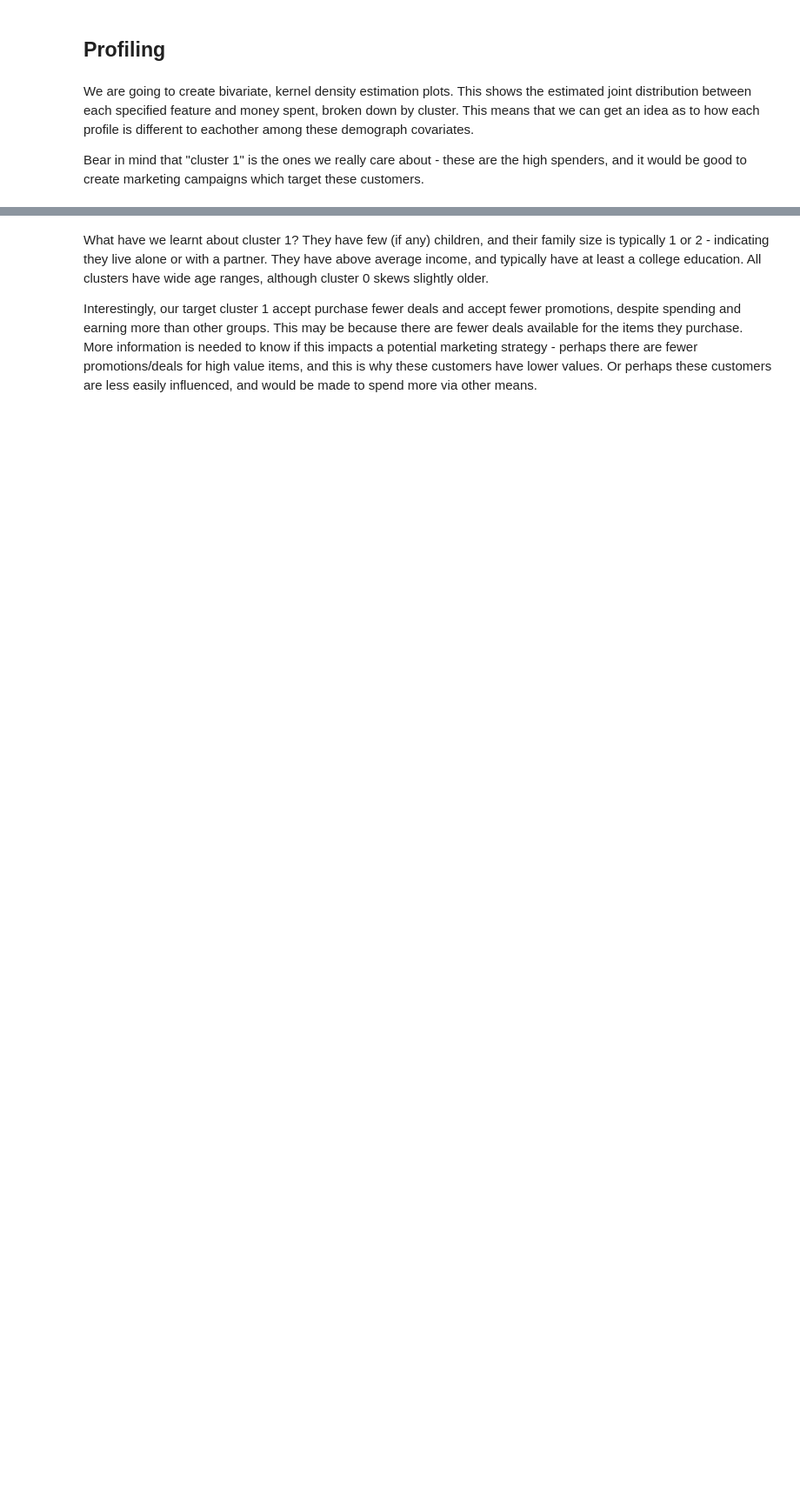
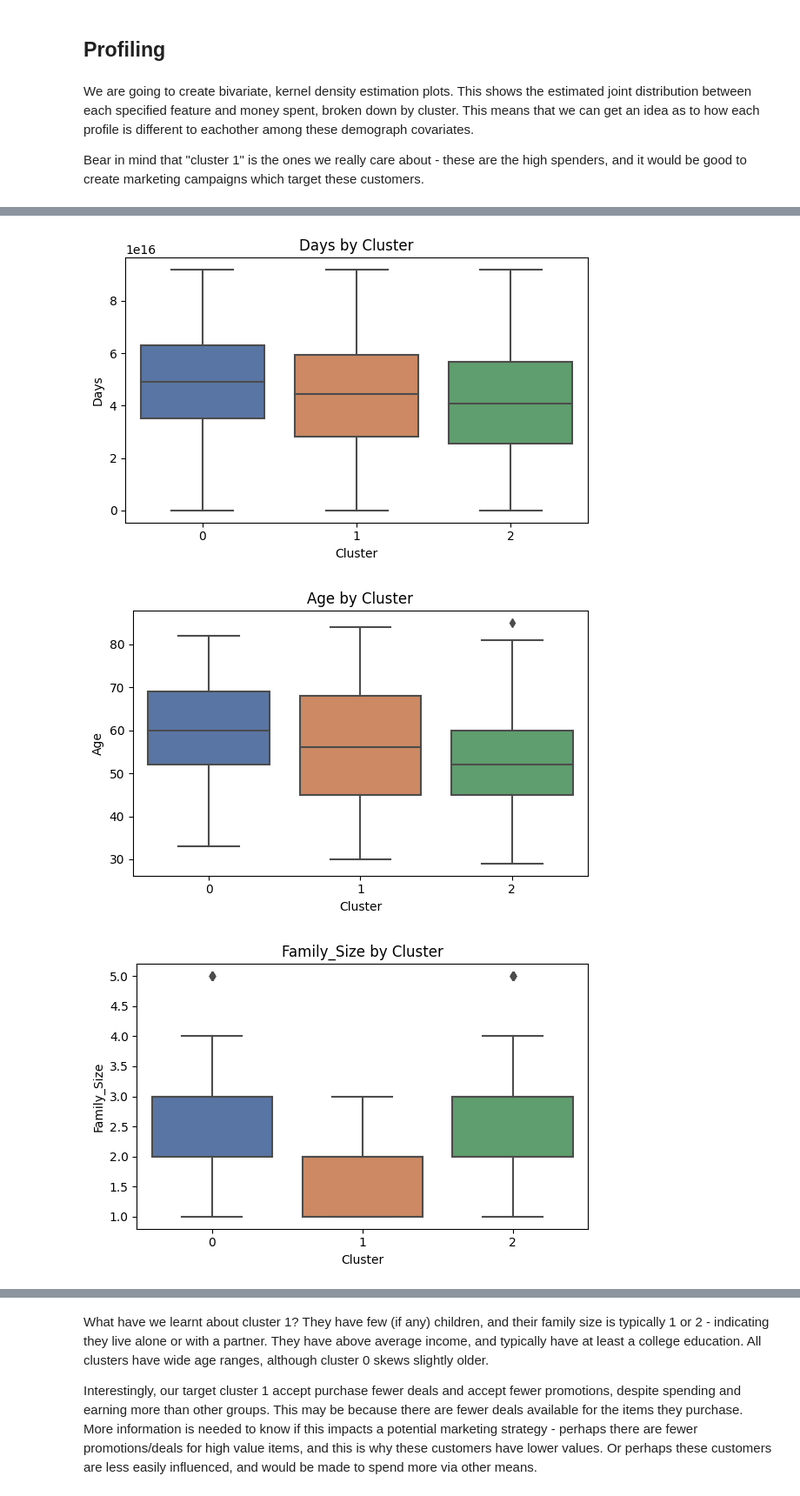
Before and after one commit to LouisChislett/customerSegmentation, a Jupyter notebook: customerProfiling.ipynb, the cells around one changed output, grey strips where cells are left out. Shown at 87% size. Saved outputs shown, nothing was run; the diff lists cells and outputs as text; code cells hidden in the pictures; blank space fills up the shorter version.

```diff
--- a/customerProfiling.ipynb
+++ b/customerProfiling.ipynb
@@ -511,0 +514,57 @@ for i in Personal:
+# %%
+import matplotlib.pyplot as plt
+import seaborn as sns
+import pandas as pd
+
+def plot_cluster_profiles_normalized(data, palette):
+    # Categorize variables
+    continuous_vars = ["Days", "Age", "Family_Size"]
+    discrete_vars = ["Kidhome", "Teenhome"]
+    education_cols = ["Education_Basic", "Education_Graduation", "Education_Master", "Education_PhD"]
+
+    # Plot continuous variables (boxplots)
+    for var in continuous_vars:
+        plt.figure(figsize=(6, 4))
+        sns.boxplot(x="Cluster", y=var, data=data, palette=palette)
+        plt.title(f"{var} by Cluster")
+        plt.tight_layout()
+        plt.show()
+
+    # Plot discrete variables (proportional countplots)
+    for var in discrete_vars:
+        # Create proportions
+        prop_df = (
+            data.groupby(["Cluster", var]).size().reset_index(name="Count")
+        )
+        cluster_sizes = data["Cluster"].value_counts().to_dict()
+        prop_df["Proportion"] = prop_df.apply(lambda row: row["Count"] / cluster_sizes[row["Cluster"]], axis=1)
+
+        plt.figure(figsize=(6, 4))
+        sns.barplot(data=prop_df, x=var, y="Proportion", hue="Cluster", palette=palette)
+        plt.title(f"{var} by Cluster (Proportional)")
+        plt.tight_layout()
+        plt.show()
+
+    # Melt education columns to long format
+    edu_melted = data[["Cluster"] + education_cols].melt(
+        id_vars="Cluster", var_name="Education", value_name="Flag"
+    )
+    edu_melted = edu_melted[edu_melted["Flag"] == 1]
+
+    # Create proportions
+    edu_prop_df = (
+        edu_melted.groupby(["Cluster", "Education"]).size().reset_index(name="Count")
+    )
+    cluster_sizes = data["Cluster"].value_counts().to_dict()
+    edu_prop_df["Proportion"] = edu_prop_df.apply(lambda row: row["Count"] / cluster_sizes[row["Cluster"]], axis=1)
+
+    plt.figure(figsize=(8, 4))
+    sns.barplot(data=edu_prop_df, x="Education", y="Proportion", hue="Cluster", palette=palette)
+    plt.title("Education Level by Cluster (Proportional)")
+    plt.tight_layout()
+    plt.show()
+plot_cluster_profiles_normalized(data, palette)
+# %% [output]
+[figure, added]
+[figure, added]
+[figure, added]
```
Also changed, not shown: parts of 5 cells of this notebook, 2 other files.
